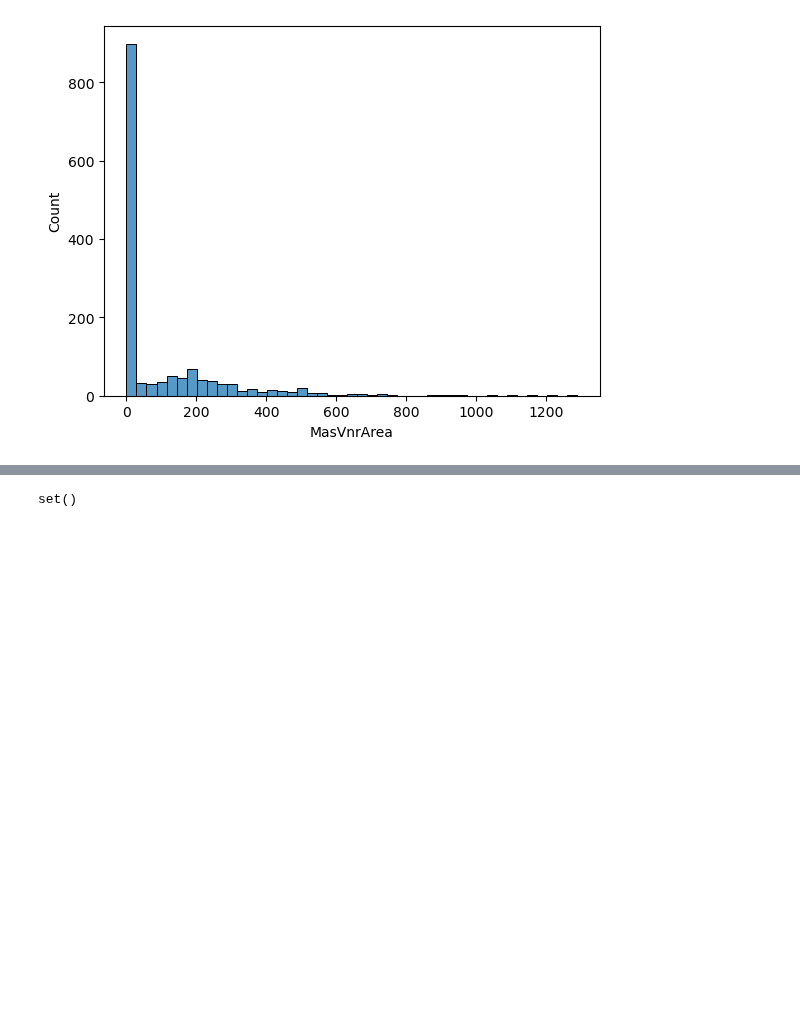
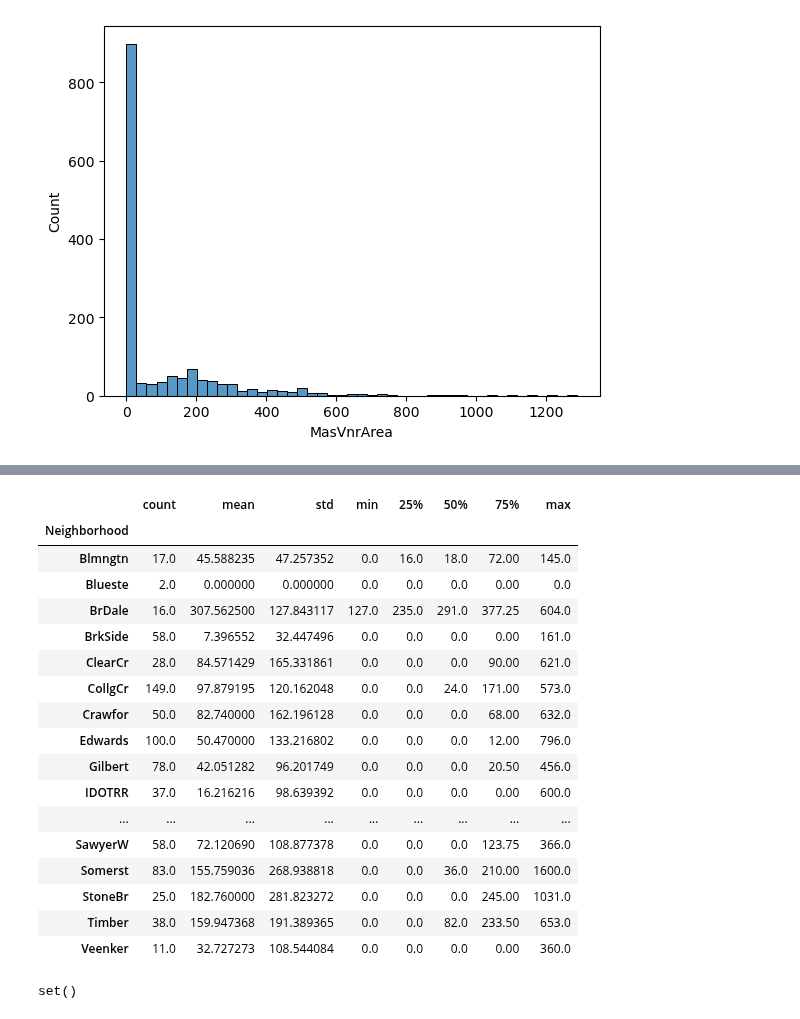
Before and after one commit to antirrabia/Data-Mining, a Jupyter notebook: notebooks/HousePrice(DataCleansing).ipynb, the cells around one changed output, grey strips where cells are left out. Saved outputs shown, nothing was run; the diff lists cells and outputs as text; code cells hidden in the pictures; blank space fills up the shorter version.

```diff
--- a/notebooks/HousePrice(DataCleansing).ipynb
+++ b/notebooks/HousePrice(DataCleansing).ipynb
@@ -188,0 +207,22 @@ te_d['MasVnrArea'] = tr_d['MasVnrArea'].fillna(0)
+# %%
+# Exploring how the mean behaves in each Neighborhood
+tr_d.groupby('Neighborhood')['MasVnrArea'].describe()
+# %% [output]
+|  | count | mean | std | min | 25% | 50% | 75% | max |
+| Neighborhood |  |  |  |  |  |  |  |  |
+| Blmngtn | 17.0 | 45.588235 | 47.257352 | 0.0 | 16.0 | 18.0 | 72.00 | 145.0 |
+| Blueste | 2.0 | 0.000000 | 0.000000 | 0.0 | 0.0 | 0.0 | 0.00 | 0.0 |
+| BrDale | 16.0 | 307.562500 | 127.843117 | 127.0 | 235.0 | 291.0 | 377.25 | 604.0 |
+| BrkSide | 58.0 | 7.396552 | 32.447496 | 0.0 | 0.0 | 0.0 | 0.00 | 161.0 |
+| ClearCr | 28.0 | 84.571429 | 165.331861 | 0.0 | 0.0 | 0.0 | 90.00 | 621.0 |
+| CollgCr | 149.0 | 97.879195 | 120.162048 | 0.0 | 0.0 | 24.0 | 171.00 | 573.0 |
+| Crawfor | 50.0 | 82.740000 | 162.196128 | 0.0 | 0.0 | 0.0 | 68.00 | 632.0 |
+| Edwards | 100.0 | 50.470000 | 133.216802 | 0.0 | 0.0 | 0.0 | 12.00 | 796.0 |
+| Gilbert | 78.0 | 42.051282 | 96.201749 | 0.0 | 0.0 | 0.0 | 20.50 | 456.0 |
+| IDOTRR | 37.0 | 16.216216 | 98.639392 | 0.0 | 0.0 | 0.0 | 0.00 | 600.0 |
+| ... | ... | ... | ... | ... | ... | ... | ... | ... |
+| SawyerW | 58.0 | 72.120690 | 108.877378 | 0.0 | 0.0 | 0.0 | 123.75 | 366.0 |
+| Somerst | 83.0 | 155.759036 | 268.938818 | 0.0 | 0.0 | 36.0 | 210.00 | 1600.0 |
+| StoneBr | 25.0 | 182.760000 | 281.823272 | 0.0 | 0.0 | 0.0 | 245.00 | 1031.0 |
+| Timber | 38.0 | 159.947368 | 191.389365 | 0.0 | 0.0 | 82.0 | 233.50 | 653.0 |
+| Veenker | 11.0 | 32.727273 | 108.544084 | 0.0 | 0.0 | 0.0 | 0.00 | 360.0 |
```
Also changed, not shown: parts of 30 cells of this notebook.
